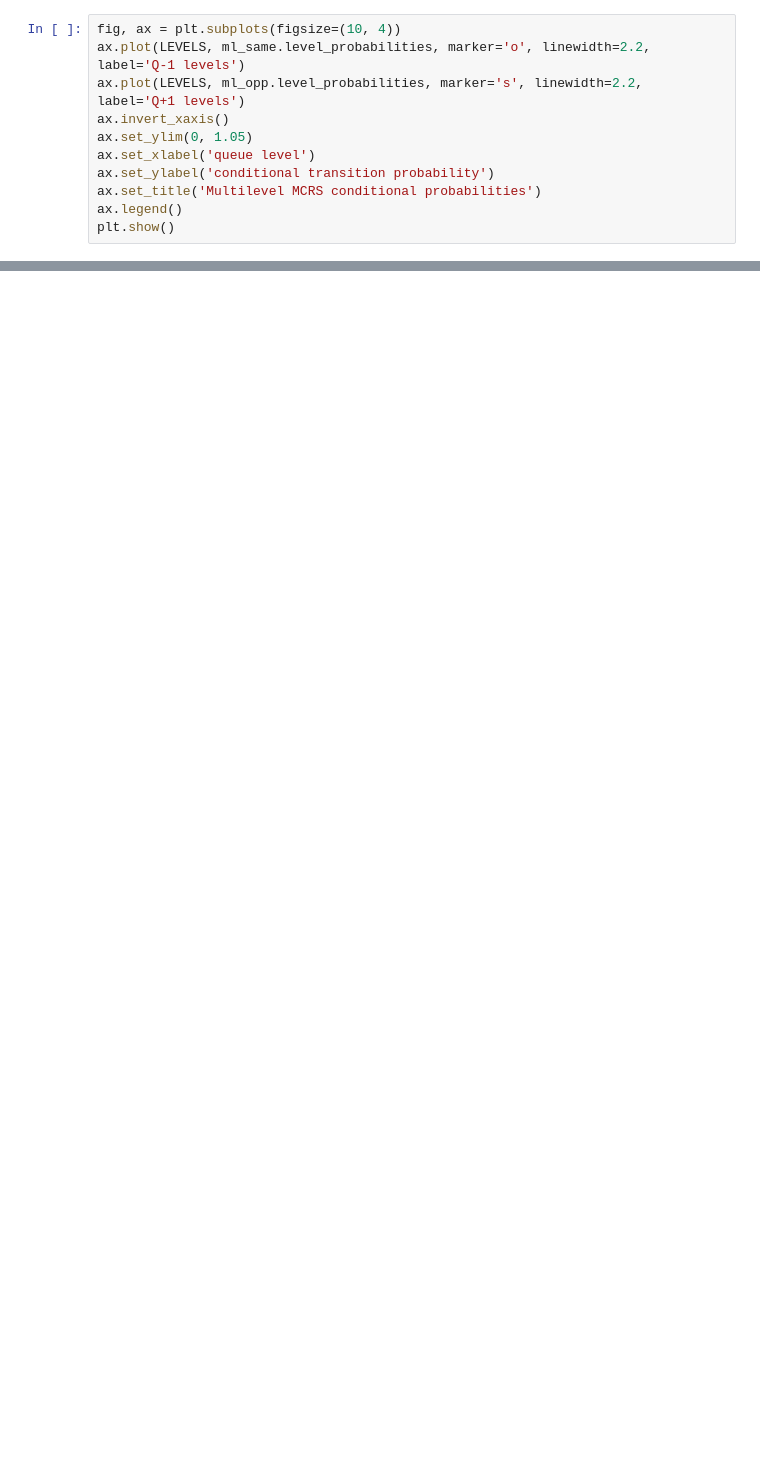
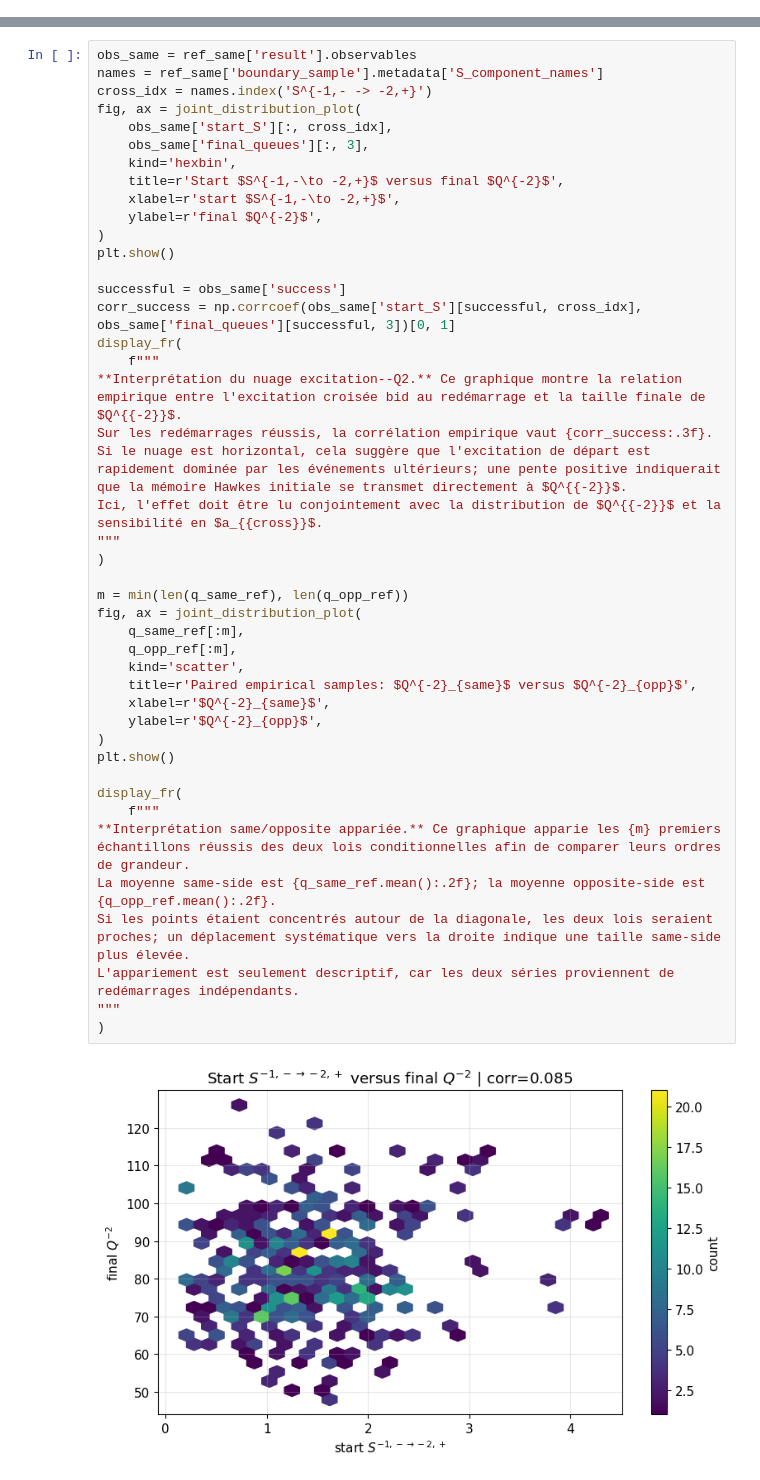
Before and after one commit to ApolloHong/Modal_Order_Book, a Jupyter notebook: nb3_125_deuxieme_limite.ipynb, the cells around one changed output, grey strips where cells are left out. Drawn from its saved outputs; the diff is of its cells as text; blank space fills up the shorter version.

```diff
--- a/nb3_125_deuxieme_limite.ipynb
+++ b/nb3_125_deuxieme_limite.ipynb
@@ -591,11 +0,0 @@ display(pd.DataFrame([
-# %%
-fig, ax = plt.subplots(figsize=(10, 4))
-ax.plot(LEVELS, ml_same.level_probabilities, marker='o', linewidth=2.2, label='Q-1 levels')
-ax.plot(LEVELS, ml_opp.level_probabilities, marker='s', linewidth=2.2, label='Q+1 levels')
-ax.invert_xaxis()
-ax.set_ylim(0, 1.05)
-ax.set_xlabel('queue level')
-ax.set_ylabel('conditional transition probability')
-ax.set_title('Multilevel MCRS conditional probabilities')
-ax.legend()
-plt.show()
@@ -709,0 +675,46 @@ The stochastic dynamics were not changed: all improvements are estimator, checkp
+# %%
+obs_same = ref_same['result'].observables
+names = ref_same['boundary_sample'].metadata['S_component_names']
+cross_idx = names.index('S^{-1,- -> -2,+}')
+fig, ax = joint_distribution_plot(
+    obs_same['start_S'][:, cross_idx],
+    obs_same['final_queues'][:, 3],
+    kind='hexbin',
+    title=r'Start $S^{-1,-\to -2,+}$ versus final $Q^{-2}$',
+    xlabel=r'start $S^{-1,-\to -2,+}$',
+    ylabel=r'final $Q^{-2}$',
+)
+plt.show()
+
+successful = obs_same['success']
+corr_success = np.corrcoef(obs_same['start_S'][successful, cross_idx], obs_same['final_queues'][successful, 3])[0, 1]
+display_fr(
+    f"""
+**Interprétation du nuage excitation--Q2.** Ce graphique montre la relation empirique entre l'excitation croisée bid au redémarrage et la taille finale de $Q^{{-2}}$.
+Sur les redémarrages réussis, la corrélation empirique vaut {corr_success:.3f}.
+Si le nuage est horizontal, cela suggère que l'excitation de départ est rapidement dominée par les événements ultérieurs; une pente positive indiquerait que la mémoire Hawkes initiale se transmet directement à $Q^{{-2}}$.
+Ici, l'effet doit être lu conjointement avec la distribution de $Q^{{-2}}$ et la sensibilité en $a_{{cross}}$.
+"""
+)
+
+m = min(len(q_same_ref), len(q_opp_ref))
+fig, ax = joint_distribution_plot(
+    q_same_ref[:m],
+    q_opp_ref[:m],
+    kind='scatter',
+    title=r'Paired empirical samples: $Q^{-2}_{same}$ versus $Q^{-2}_{opp}$',
+    xlabel=r'$Q^{-2}_{same}$',
+    ylabel=r'$Q^{-2}_{opp}$',
+)
+plt.show()
+
+display_fr(
+    f"""
+**Interprétation same/opposite appariée.** Ce graphique apparie les {m} premiers échantillons réussis des deux lois conditionnelles afin de comparer leurs ordres de grandeur.
+La moyenne same-side est {q_same_ref.mean():.2f}; la moyenne opposite-side est {q_opp_ref.mean():.2f}.
+Si les points étaient concentrés autour de la diagonale, les deux lois seraient proches; un déplacement systématique vers la droite indique une taille same-side plus élevée.
+L'appariement est seulement descriptif, car les deux séries proviennent de redémarrages indépendants.
+"""
+)
+# %% [output]
+[figure, added]
```
Also changed, not shown: parts of 49 cells of this notebook, 1 other file.
